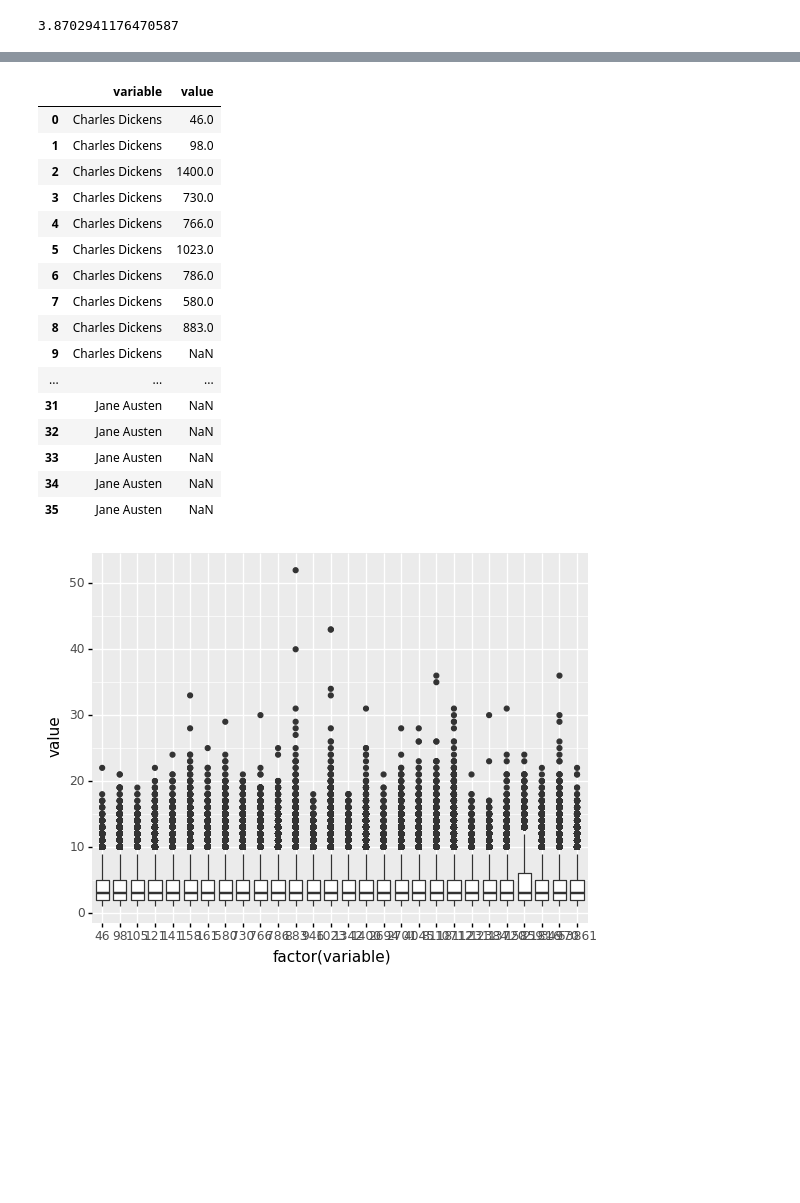
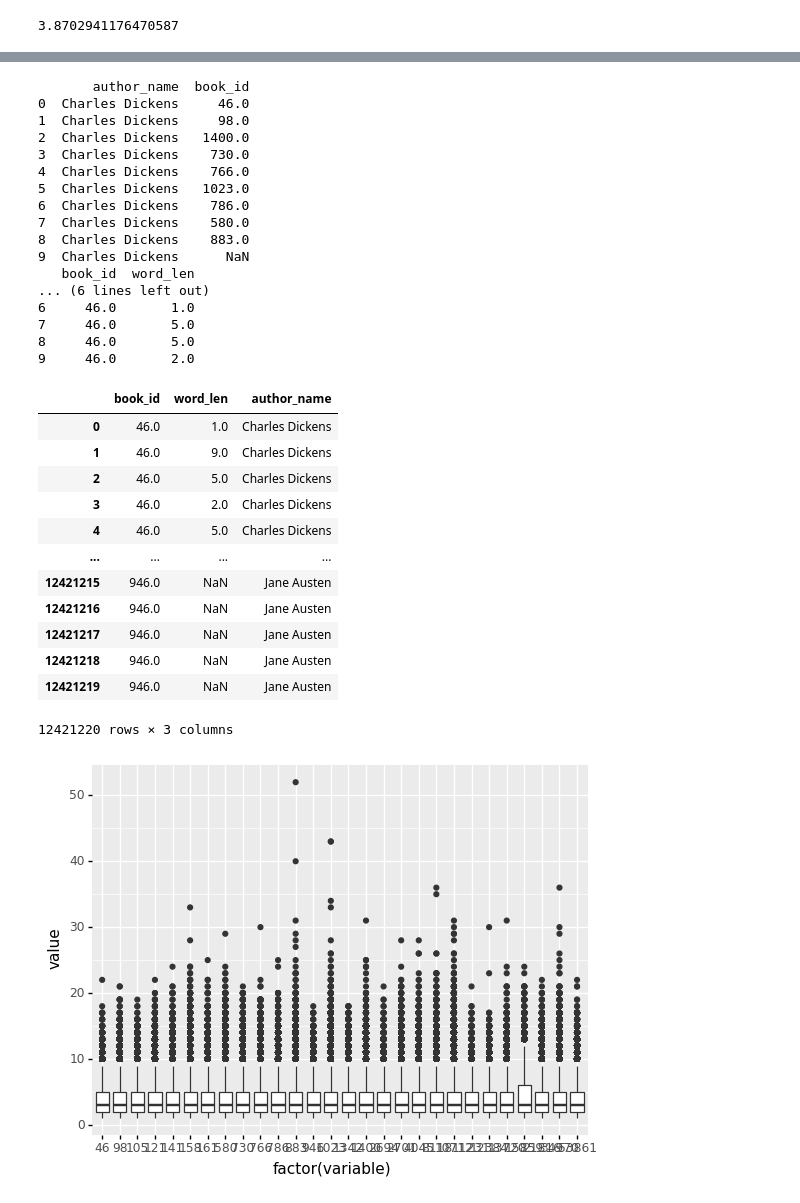
Before and after one commit to accuracy-eminent/writing_style_detection, a Jupyter notebook: eda.ipynb, the cells around one changed output, grey strips where cells are left out. Saved outputs shown, nothing was run; the diff lists cells and outputs as text; code cells hidden in the pictures; blank space fills up the shorter version.

```diff
--- a/eda.ipynb
+++ b/eda.ipynb
@@ -47,27 +59,43 @@ word_chars = {book_id:book_stat['word_chars'] for book_id, book_stat in book_sta
 # %%
 book_authors_df = pd.melt(pd.DataFrame.from_dict({k:pd.Series(v) for k, v in book_authors.items()}))
 book_authors_df.columns = ['author_name', 'book_id']
-df =
-pd.melt(book_authors_df)
-df.join(book_authors)
+df = word_chars_df_long.copy()
+df.columns = ['book_id', 'word_len']
+df['book_id'] = df['book_id'].astype(np.float64)
+print(book_authors_df.head(10))
+print(df.head(10))
+df.merge(book_authors_df, on='book_id', how='left')
 # %% [output]
+       author_name  book_id
+0  Charles Dickens     46.0
+1  Charles Dickens     98.0
+2  Charles Dickens   1400.0
+3  Charles Dickens    730.0
+4  Charles Dickens    766.0
+5  Charles Dickens   1023.0
+6  Charles Dickens    786.0
+7  Charles Dickens    580.0
+8  Charles Dickens    883.0
+9  Charles Dickens      NaN
+   book_id  word_len
+... (6 lines left out)
+6     46.0       1.0
+7     46.0       5.0
+8     46.0       5.0
+9     46.0       2.0
-|  | variable | value |
-| 0 | Charles Dickens | 46.0 |
-| 1 | Charles Dickens | 98.0 |
-| 2 | Charles Dickens | 1400.0 |
-| 3 | Charles Dickens | 730.0 |
-| 4 | Charles Dickens | 766.0 |
-| 5 | Charles Dickens | 1023.0 |
-| 6 | Charles Dickens | 786.0 |
-| 7 | Charles Dickens | 580.0 |
-| 8 | Charles Dickens | 883.0 |
-| 9 | Charles Dickens | NaN |
-| ... | ... | ... |
-| 31 | Jane Austen | NaN |
-| 32 | Jane Austen | NaN |
-| 33 | Jane Austen | NaN |
-| 34 | Jane Austen | NaN |
-| 35 | Jane Austen | NaN |
+|  | book_id | word_len | author_name |
+| 0 | 46.0 | 1.0 | Charles Dickens |
+| 1 | 46.0 | 9.0 | Charles Dickens |
+| 2 | 46.0 | 5.0 | Charles Dickens |
+| 3 | 46.0 | 2.0 | Charles Dickens |
+| 4 | 46.0 | 5.0 | Charles Dickens |
+| ... | ... | ... | ... |
+| 12421215 | 946.0 | NaN | Jane Austen |
+| 12421216 | 946.0 | NaN | Jane Austen |
+| 12421217 | 946.0 | NaN | Jane Austen |
+| 12421218 | 946.0 | NaN | Jane Austen |
+| 12421219 | 946.0 | NaN | Jane Austen |
+12421220 rows × 3 columns
 # %%
 word_chars_df = pd.DataFrame.from_dict({k: pd.Series(v) for k, v in word_chars.items()}, orient='columns')
 word_chars_df_long = pd.melt(word_chars_df).dropna(how='any')
```
Also changed, not shown: parts of 2 cells of this notebook.
